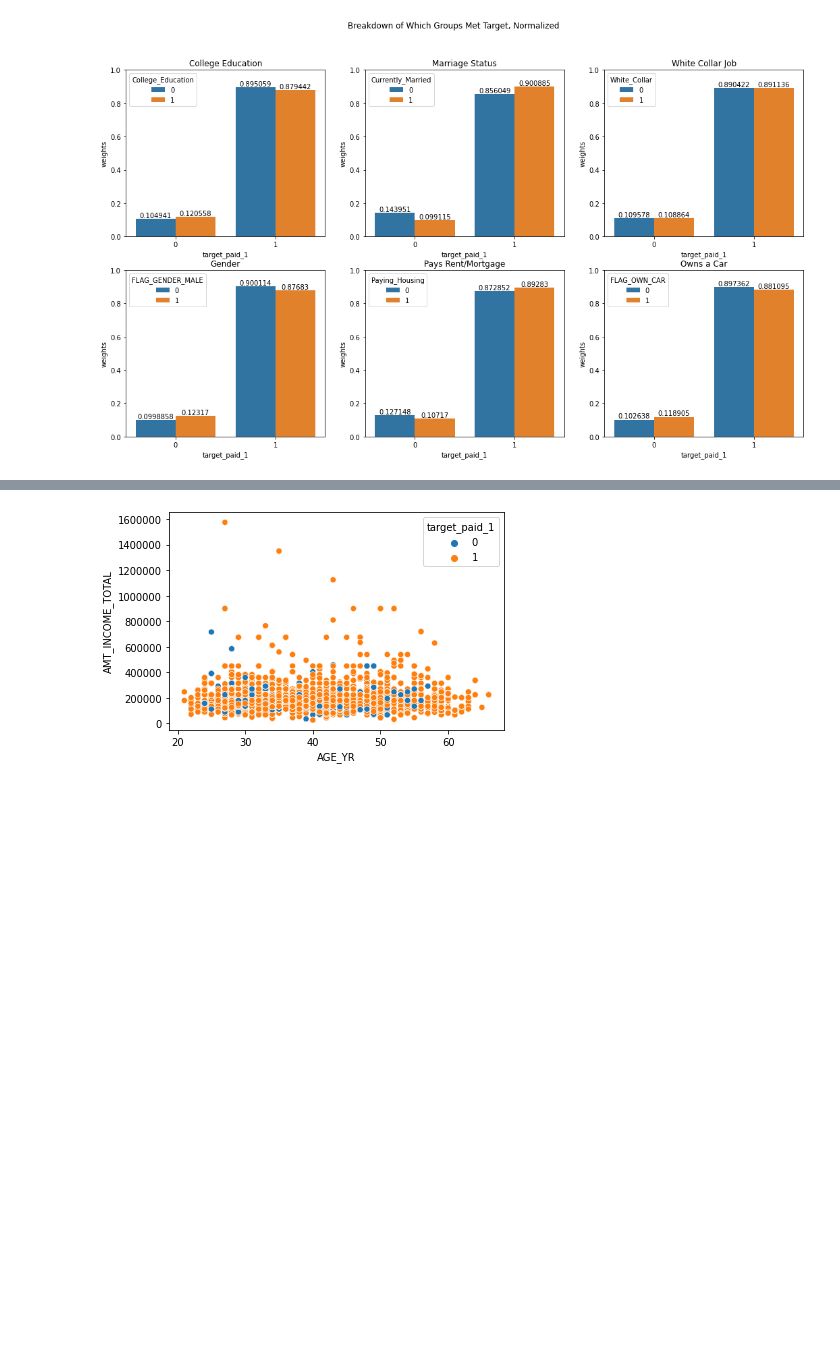
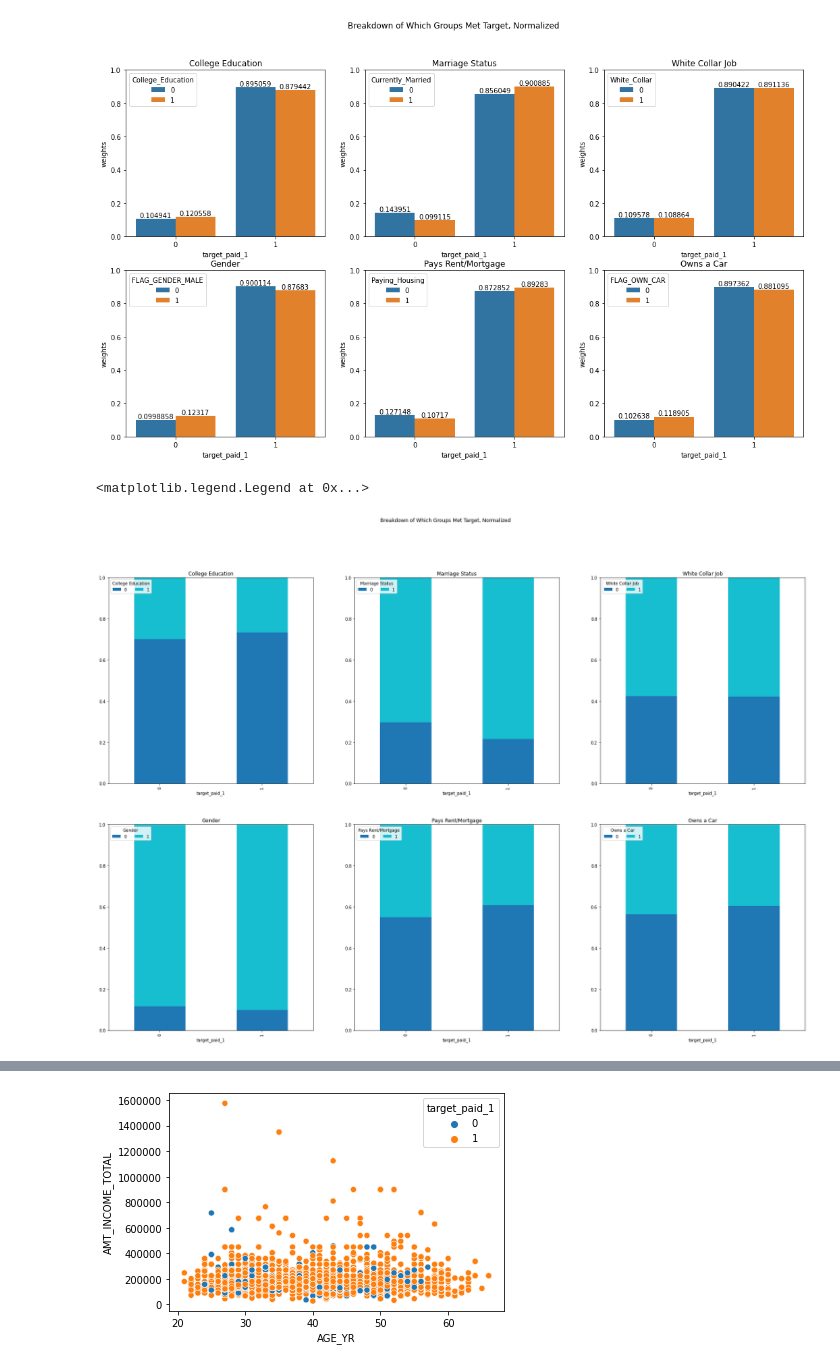
Before and after one commit to LaurenBassett/CreditCardApprovalModel, a Jupyter notebook: dataexploration.ipynb, the cells around one changed output, grey strips where cells are left out. Drawn from its saved outputs; the diff is of its cells as text; code cells hidden in the pictures; blank space fills up the shorter version.

```diff
--- a/dataexploration.ipynb
+++ b/dataexploration.ipynb
@@ -115,3 +145,32 @@ for x in axes.flat:
+# %%
+from matplotlib.pyplot import suptitle
+
+
+fig, axes = plt.subplots(2, 3, figsize=(30, 20))
+fig.suptitle('Breakdown of Which Groups Met Target, Normalized')
+ax1 = cdf1.plot(ax = axes[0,0], kind='bar', stacked=True, colormap='tab10')
+ax2 = mdf1.plot(ax = axes[0,1], kind='bar', stacked=True, colormap='tab10')
+ax3 = wdf1.plot(ax = axes[0,2], kind='bar', stacked=True, colormap='tab10')
+ax4 = phdf1.plot(ax = axes[1,0], kind='bar', stacked=True, colormap='tab10')
+ax5 = maledf1.plot(ax = axes[1,1], kind='bar', stacked=True, colormap='tab10')
+ax6 = cardf1.plot(ax = axes[1,2], kind='bar', stacked=True, colormap='tab10')
+
+ax1.set(title="College Education",ylim=(0,1))
+ax2.set(title="Marriage Status",ylim=(0,1))
+ax3.set(title="White Collar Job",ylim=(0,1))
+ax4.set(title="Gender",ylim=(0,1))
+ax5.set(title="Pays Rent/Mortgage",ylim=(0,1))
+ax6.set(title="Owns a Car",ylim=(0,1))
+
+ax1.legend(loc="upper left", ncol=2, title = "College Education")
+ax2.legend(loc="upper left", ncol=2, title = "Marriage Status")
+ax3.legend(loc="upper left", ncol=2, title = "White Collar Job")
+ax4.legend(loc="upper left", ncol=2, title = "Gender")
+ax5.legend(loc="upper left", ncol=2, title = "Pays Rent/Mortgage")
+ax6.legend(loc="upper left", ncol=2, title = "Owns a Car")
+# %% [output]
+<matplotlib.legend.Legend at 0x...>
+[figure, added]
 # %%
 sns.catplot(x='target_paid_1', kind='count',data=df)
 # %% [output]
```
Also changed, not shown: parts of 7 cells of this notebook.
